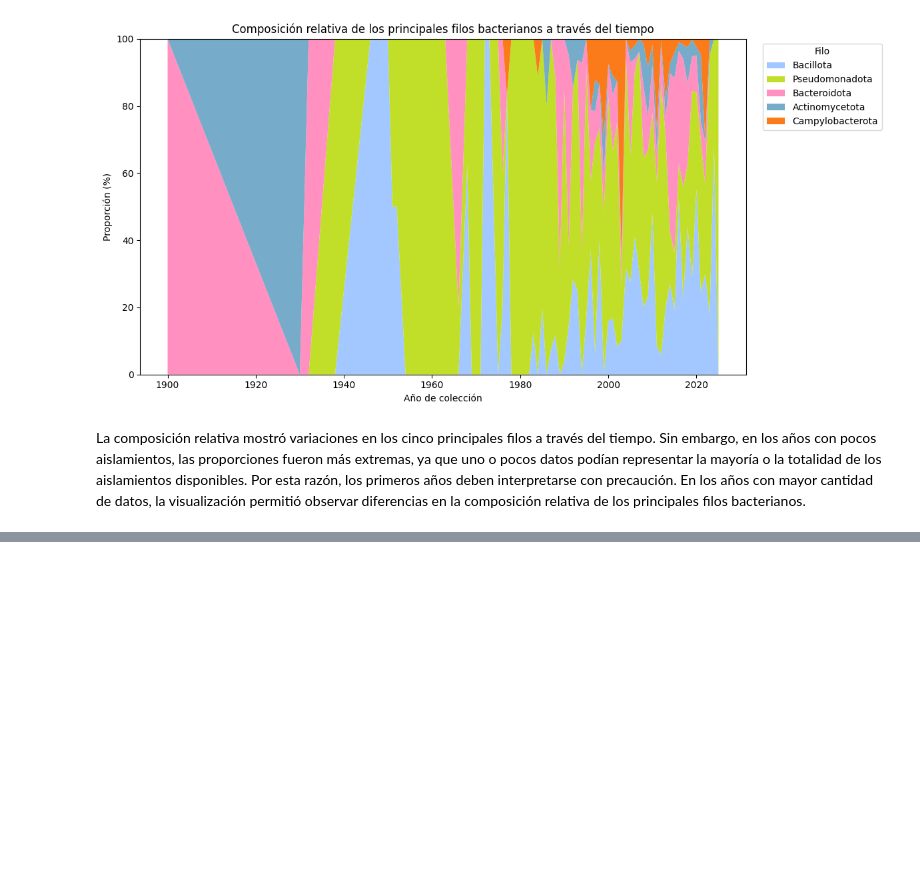
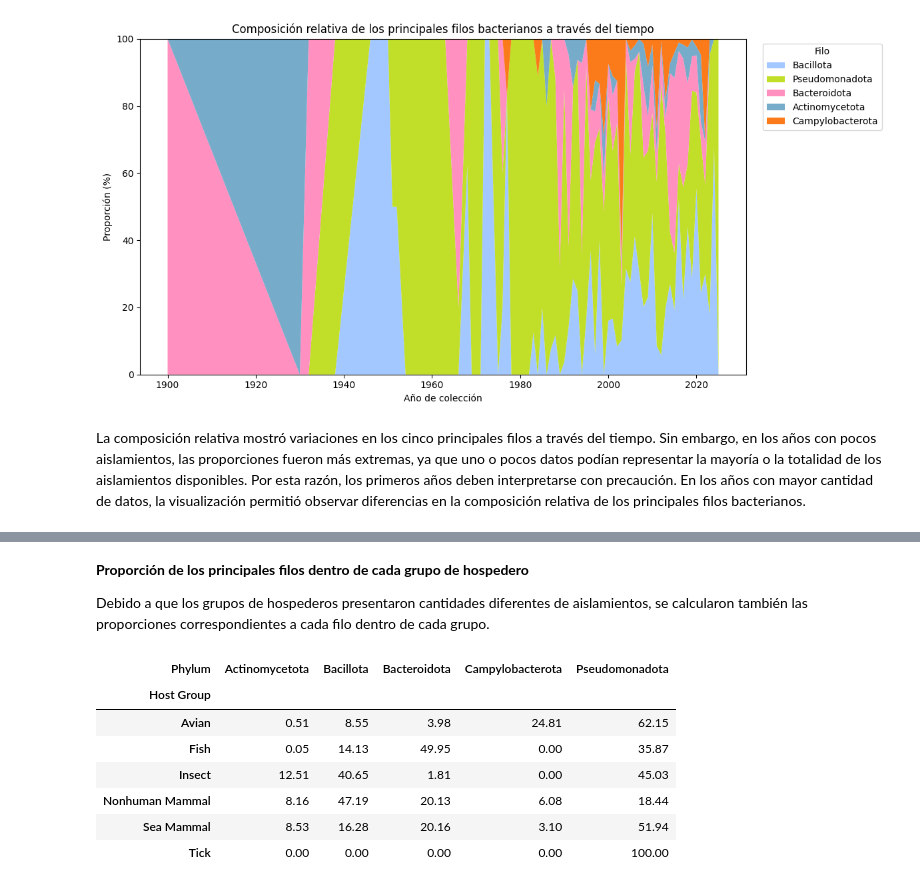
Before and after one commit to Mayfm/wildlife-bacterial-dynamics, a Jupyter notebook: Project_code_wildlife_and_bacterial_dynamics.ipynb, the cells around one changed output, grey strips where cells are left out. Cells and saved outputs as stored; diff of their text form; code cells hidden in the pictures; blank space fills up the shorter version.

```diff
--- a/Project_code_wildlife_and_bacterial_dynamics.ipynb
+++ b/Project_code_wildlife_and_bacterial_dynamics.ipynb
@@ -788,0 +843,27 @@ La composición relativa mostró variaciones en los cinco principales filos a tr
+# %% [markdown]
+**Proporción de los principales filos dentro de cada grupo de hospedero**
+
+Debido a que los grupos de hospederos presentaron cantidades diferentes de aislamientos, se calcularon también las proporciones correspondientes a cada filo dentro de cada grupo.
+# %%
+# Calcular el total de aislamientos de los cinco filos para cada grupo de hospedero
+total_por_host = phylum_por_host.sum(axis=1)
+
+# Calcular la proporción de cada filo dentro de cada grupo de hospedero
+phylum_proporcion_host = (
+    phylum_por_host
+    .div(total_por_host, axis=0)
+    .mul(100)
+    .round(2)
+)
+
+# Mostrar las proporciones
+phylum_proporcion_host
+# %% [output]
+| Phylum | Actinomycetota | Bacillota | Bacteroidota | Campylobacterota | Pseudomonadota |
+| Host Group |  |  |  |  |  |
+| Avian | 0.51 | 8.55 | 3.98 | 24.81 | 62.15 |
+| Fish | 0.05 | 14.13 | 49.95 | 0.00 | 35.87 |
+| Insect | 12.51 | 40.65 | 1.81 | 0.00 | 45.03 |
+| Nonhuman Mammal | 8.16 | 47.19 | 20.13 | 6.08 | 18.44 |
+| Sea Mammal | 8.53 | 16.28 | 20.16 | 3.10 | 51.94 |
+| Tick | 0.00 | 0.00 | 0.00 | 0.00 | 100.00 |
```
Also changed, not shown: parts of 17 cells of this notebook.
